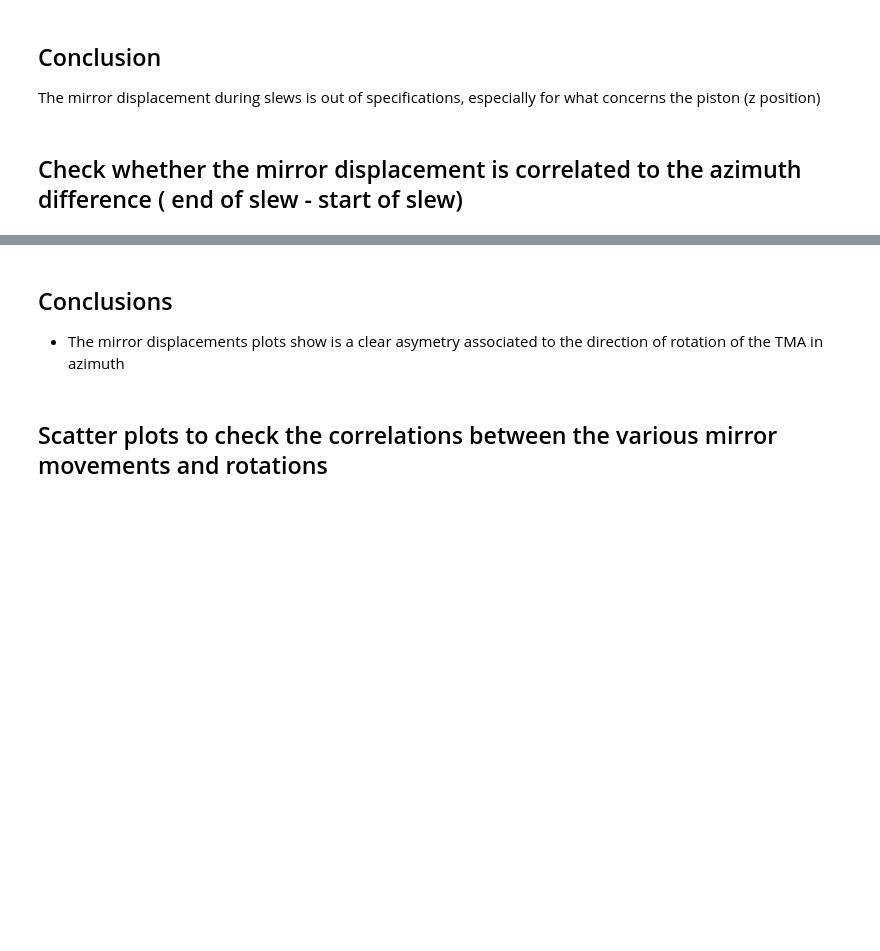
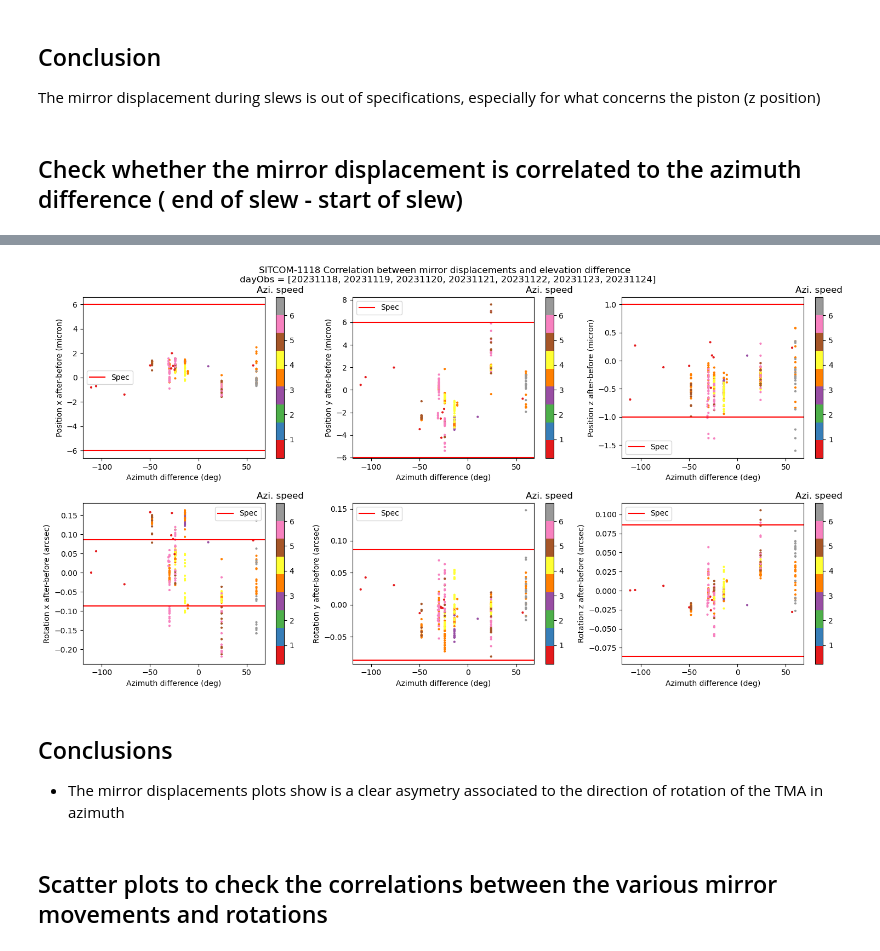
Before and after one commit to lsst-sitcom/notebooks_vandv, a Jupyter notebook: notebooks/tel_and_site/subsys_req_ver/m1m3/SITCOMTN-084-ims_slewing_azimuth_analysis_positioning.ipynb, the cells around one changed output, grey strips where cells are left out. Saved outputs shown, nothing was run; the diff lists cells and outputs as text; code cells hidden in the pictures; blank space fills up the shorter version.

```diff
--- a/notebooks/tel_and_site/subsys_req_ver/m1m3/SITCOMTN-084-ims_slewing_azimuth_analysis_positioning.ipynb
+++ b/notebooks/tel_and_site/subsys_req_ver/m1m3/SITCOMTN-084-ims_slewing_azimuth_analysis_positioning.ipynb
@@ -389,7 +439,7 @@ axes = ["x", "y", "z"]
 out_limit_pos = 100
 out_limit_rot = 0.55
 
-title = f"SITCOM-797 Correlation between mirror displacements and elevation difference \n dayObs = {dayObs}"
+title = f"SITCOM-1118 Correlation between mirror displacements and elevation difference \n dayObs = {dayObs}"
 fig, axs = plt.subplots(num=title, nrows=2, ncols=3, figsize=(15, 8))
 
 # Check whether the TMA actually move in azimuth and not in elevation
@@ -437,75 +487,26 @@ for i in range(3):
     clb.ax.set_title("Azi. speed")
 
     if axes[i] in ["x", "y"]:
-        axs[0][i].axhline(6, color="r")
+        axs[0][i].axhline(6, color="r", label="Spec")
         axs[0][i].axhline(-6, color="r")
-        axs[0][i].text(
-            0.7,
-            5.3,
-            "+ spec",
-            transform=axs[0][i].get_yaxis_transform(),
-            color="r",
-        )
-        axs[0][i].text(
-            0.7,
-            -5.6,
-            "- spec",
-            transform=axs[0][i].get_yaxis_transform(),
-            color="r",
-        )
+        axs[0][i].legend()
 
-        axs[1][i].axhline(0.0864, color="r")
+        axs[1][i].axhline(0.0864, color="r", label="Spec")
         axs[1][i].axhline(-0.0864, color="r")
-        axs[1][i].text(
-            0.7,
-            0.06,
-            "+ spec",
-            transform=axs[1][i].get_yaxis_transform(),
-            color="r",
-        )
-        axs[1][i].text(
-            0.7,
-            -0.07,
-            "- spec",
-            transform=axs[1][i].get_yaxis_transform(),
-            color="r",
-        )
+        axs[1][i].legend()
 
     else:
-        axs[0][i].axhline(1, color="r")
+        axs[0][i].axhline(1, color="r", label="Spec")
         axs[0][i].axhline(-1, color="r")
+        axs[0][i].legend()
 
-        axs[0][i].text(
-            0.7,
-            0.7,
-            "+ spec",
-            transform=axs[0][i].get_yaxis_transform(),
-            color="r",
-        )
-        axs[0][i].text(
-            0.7,
-            -0.9,
-            "- spec",
-            transform=axs[0][i].get_yaxis_transform(),
-            color="r",
-        )
-        axs[1][i].axhline(0.0864, color="r")
+        axs[1][i].axhline(0.0864, color="r", label="Spec")
         axs[1][i].axhline(-0.0864, color="r")
-        axs[1][i].text(
-            0.7,
-            0.062,
-            "+ spec",
-            transform=axs[1][i].get_yaxis_transform(),
-            color="r",
-        )
-        axs[1][i].text(
-            0.7,
-            -0.072,
-            "- spec",
-            transform=axs[1][i].get_yaxis_transform(),
-            color="r",
-        )
+        axs[1][i].legend()
 
 fig.suptitle(title + "\n")
 fig.tight_layout()
 plt.subplots_adjust(top=0.91)
+
+plt.savefig("1118_position_rotation_xyz.png")
+# %% [output]
@@ -512,3 +521,4 @@ plt.subplots_adjust(top=0.91)
+[figure, added]
 # %% [markdown]
 ## Conclusions
 
```
Also changed, not shown: parts of 9 cells of this notebook.
